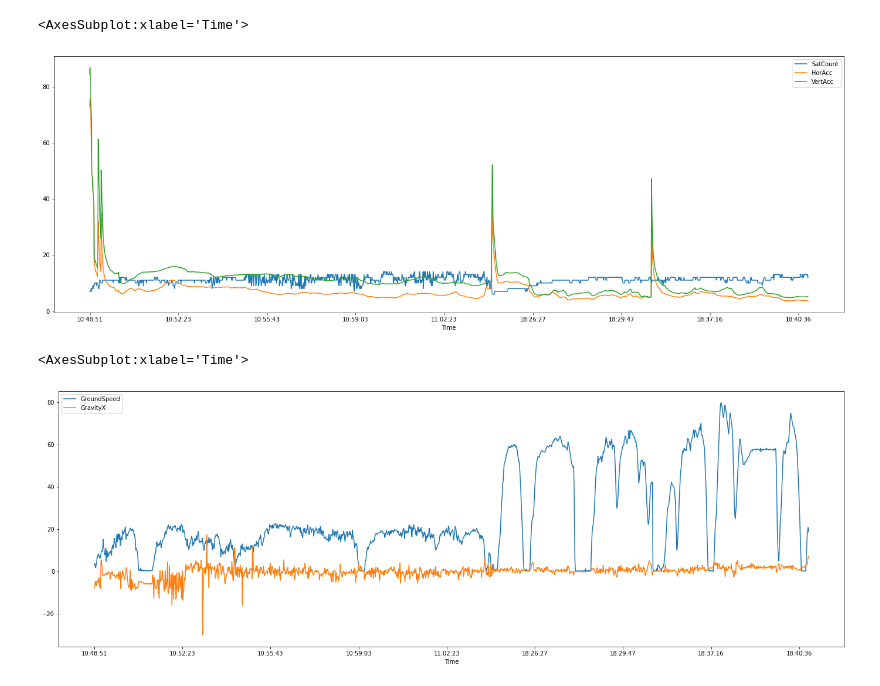
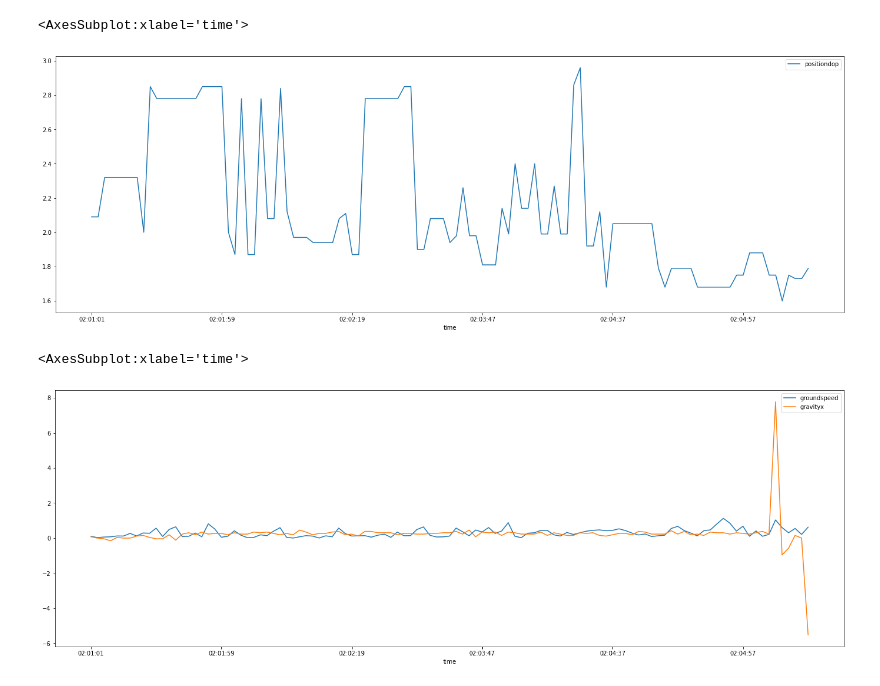
Before and after one commit to pixelpipe/pixeltracker-bluefruit, a Jupyter notebook: utils/ubxparser/ubxparser/ubxparser.ipynb, the cells around one changed output. Drawn from its saved outputs; the diff is of its cells as text; code cells hidden in the pictures.

```diff
--- a/utils/ubxparser/ubxparser/ubxparser.ipynb
+++ b/utils/ubxparser/ubxparser/ubxparser.ipynb
@@ -13,7 +13,8 @@ figsize=(24,8)
 # %%
 parser = UbxParser()
 data = []
-data += parser.read(f"C:\\projects\\pixeltracker\\utils\\ubxparser\\ubxparser\\25 feb with bike and car.pubx")
+data += parser.read(f"C:\\projects\\pixeltracker\\utils\\ubxparser\\ubxparser\\20210227T020101.pubx")
 df = DataFrame.from_dict(data)
 df.size
+#df.dtypes
 # %% [output]
@@ -30,24 +31,25 @@ df.plot(kind = "scatter", x = "GravityY", y = "GravityZ")
 # %%
 ax = plt.gca()
-#df.plot(kind='line',x="ITOW", y="Temperature", ax = ax)
-#df.plot(kind='line',x="ITOW", y="Light", ax = ax)
-df.plot(kind='line',x="Time", y="SatCount", ax = ax, figsize = figsize)
-df.plot(kind='line',x="Time", y="HorAcc", ax = ax)
-df.plot(kind='line',x="Time", y="VertAcc", ax = ax)
+#df.plot(kind='line',x="time", y="temperature", ax = ax)
+#df.plot(kind='line',x="time", y="light", ax = ax)
+df.plot(kind='line',x="time", y="positiondop", ax = ax, figsize = figsize)
+#df.plot(kind='line',x="time", y="satcount", ax = ax)
+#df.plot(kind='line',x="time", y="horacc", ax = ax)
+#df.plot(kind='line',x="time", y="veracc", ax = ax)
 # %% [output]
-<AxesSubplot:xlabel='Time'>
+<AxesSubplot:xlabel='time'>
-[figure, old version]
+[figure, new version]
 # %%
 ax = plt.gca()
-#df.plot(kind='line',x="ITOW", y="Temperature", ax = ax)
-#df.plot(kind='line',x="ITOW", y="Light", ax = ax)
-df.plot(kind='line',x="Time", y="GroundSpeed", ax = ax, figsize=figsize)
-df.plot(kind='line',x="Time", y="GravityX", ax = ax)
-#df.plot(kind='line',x="Time", y="GravityY", ax = ax)
-#df.plot(kind='line',x="Time", y="GravityZ", ax = ax)
-#df.plot(kind='line',x="Time", y="MicNoise", ax = ax)
-#df.plot(kind='line',x="Time", y="MicLevel", ax = ax)
+#df.plot(kind='line',x="time", y="temperature", ax = ax)
+#df.plot(kind='line',x="time", y="light", ax = ax)
+df.plot(kind='line',x="time", y="groundspeed", ax = ax, figsize=figsize)
+df.plot(kind='line',x="time", y="gravityx", ax = ax)
+#df.plot(kind='line',x="time", y="gravityy", ax = ax)
+#df.plot(kind='line',x="time", y="gravityz", ax = ax)
+#df.plot(kind='line',x="time", y="micnoise", ax = ax)
+#df.plot(kind='line',x="time", y="miclevel", ax = ax)
 # %% [output]
-<AxesSubplot:xlabel='Time'>
+<AxesSubplot:xlabel='time'>
-[figure, old version]
+[figure, new version]
 # %%
```
Also changed, not shown: parts of 3 cells of this notebook, 2 other files.
